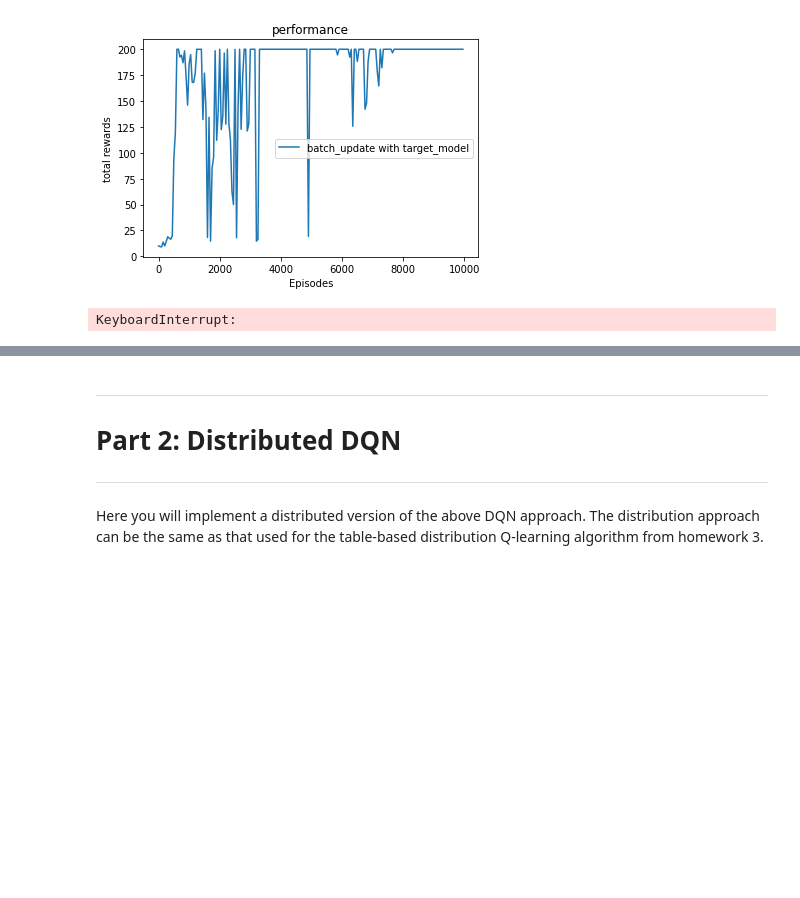
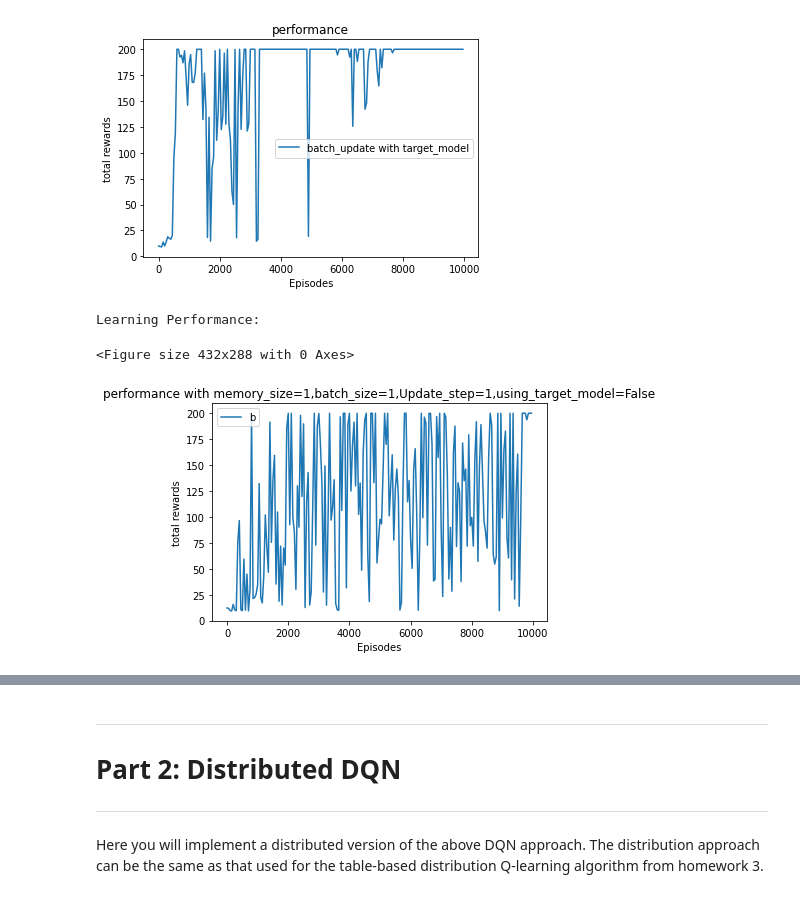
Before and after one commit to rafid009/AI533_HW4, a Jupyter notebook: hw4_v6.ipynb, the cells around one changed output, grey strips where cells are left out. Drawn from its saved outputs; the diff is of its cells as text; code cells hidden in the pictures; blank space fills up the shorter version.

```diff
--- a/hw4_v6.ipynb
+++ b/hw4_v6.ipynb
@@ -432,28 +432,32 @@ def plot_result(total_rewards ,learning_num, legend,ms,bs,ups,utm,folder_name):
 # %%
 #parameter_list =[memory_size,batch_size,update_step,target_model_use]
 parameter_list=[[1,1,1,False],
-                [1,1,1,True],
-                [2000,32,10,False],
-                [2000,32,10,True]
+                # [1,1,1,True],
+                # [2000,32,10,False],
+                # [2000,32,10,True]
                 ]
 
 folder_name='/home/u91541/AI533_HW4/Part1_Plot'
 for ms,bs,ups,utm in parameter_list:
 
     hyperparams_CartPole = {
     'epsilon_decay_steps' : 100000,
     'final_epsilon' : 0.1,
     'batch_size' : bs,
     'update_steps' : ups,
     'memory_size' : ms,
     'beta' : 0.99,
     'model_replace_freq' : 2000,
     'learning_rate' : 0.0003,
     'use_target_model': utm
 }
     training_episodes, test_interval = 10000, 50
     agent = DQN_agent(env_CartPole, hyperparams_CartPole)
     result = agent.learn_and_evaluate(training_episodes, test_interval)
-    plot_result(result, test_interval, ["batch_update with target_model"],ms,bs,ups,utm,folder_name)
+    if utm : l = "batch_update with target_model"
+    else : l= "batch_update without target_model"
+    plot_result(result, test_interval, l,ms,bs,ups,utm,folder_name)
 # %% [output]
-KeyboardInterrupt:
+Learning Performance:
+<Figure size 432x288 with 0 Axes>
+[figure, added]
```
Also changed, not shown: parts of 3 cells of this notebook.
